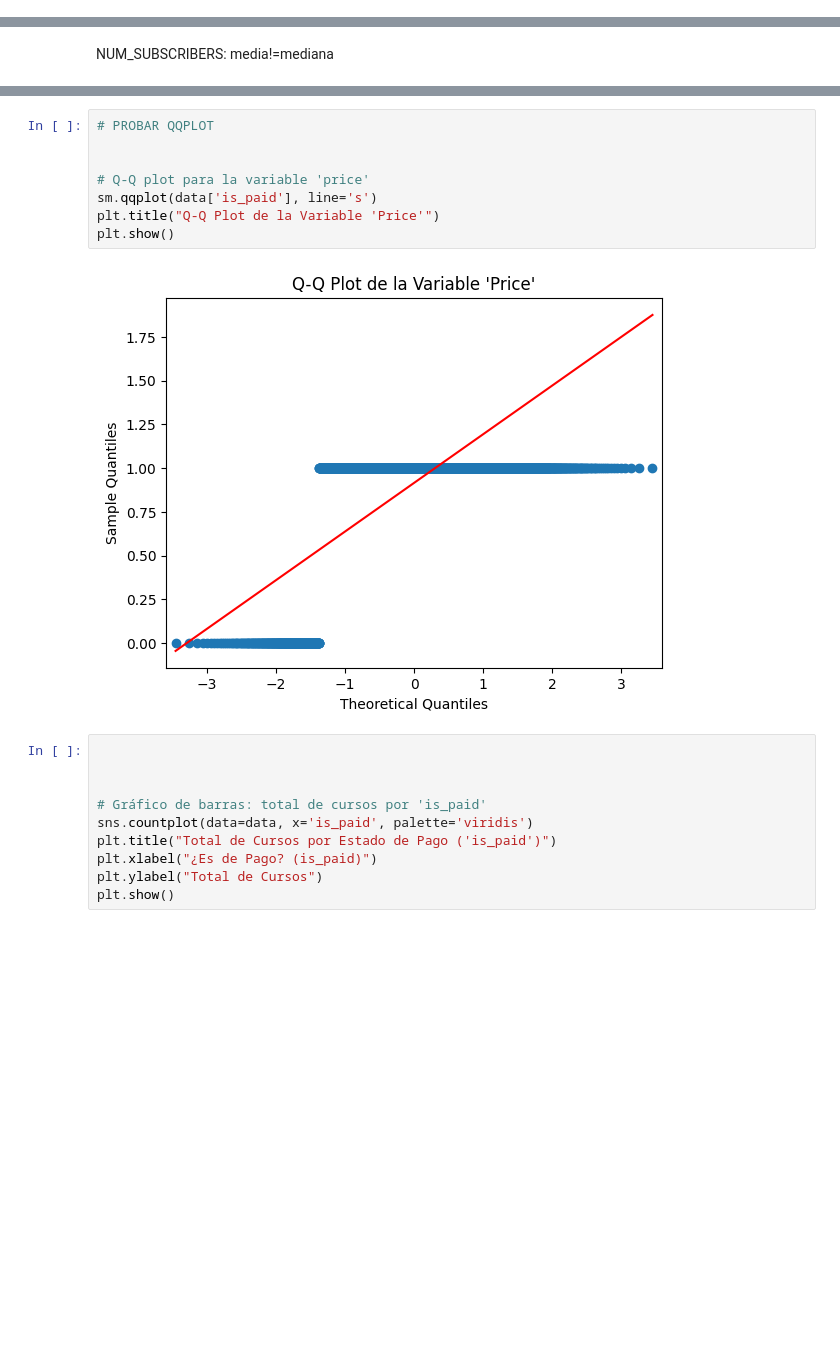
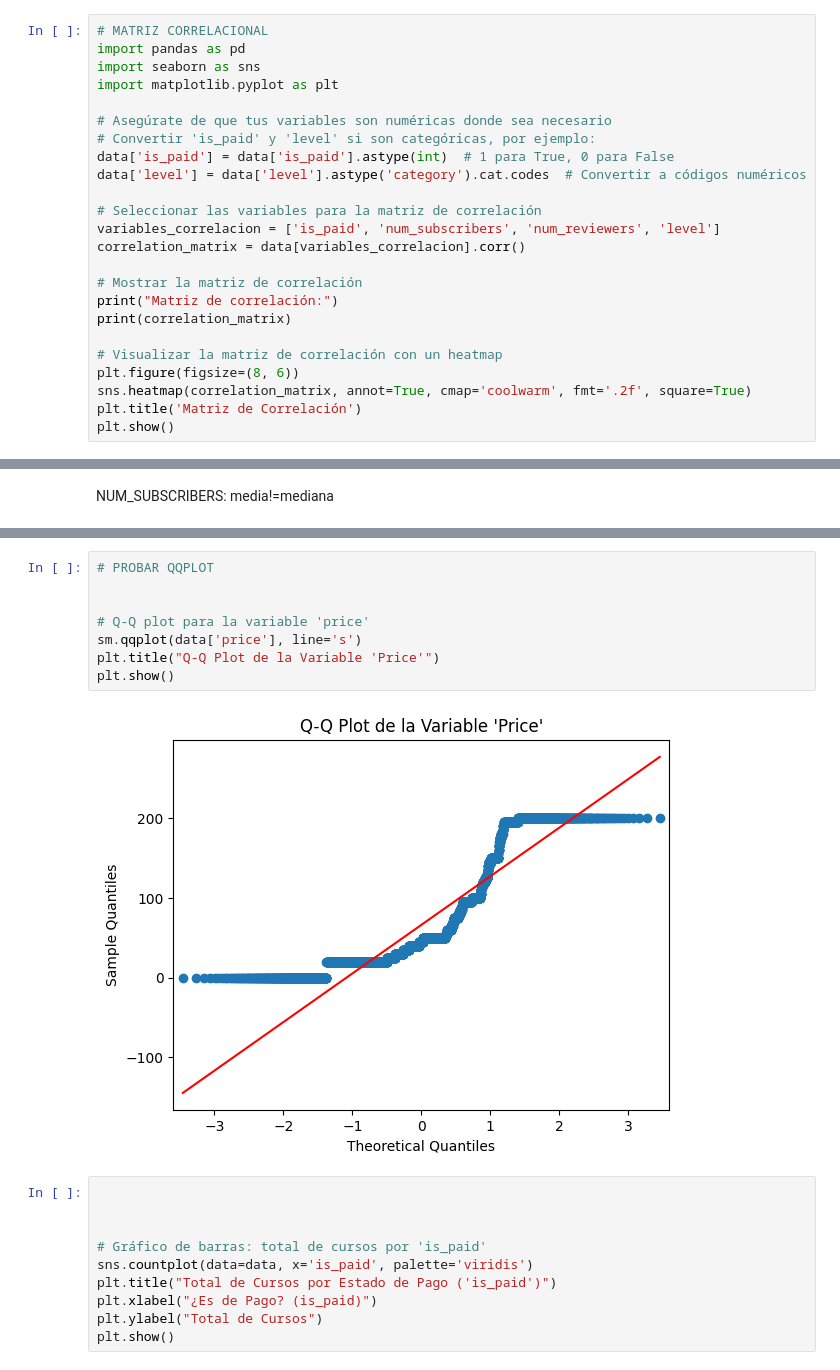
Before and after one commit to Gonzalo22112001/InformeEstadistica, a Jupyter notebook: informe.ipynb, the cells around one changed output, grey strips where cells are left out. Cells and saved outputs as stored; diff of their text form; blank space fills up the shorter version.

```diff
--- a/informe.ipynb
+++ b/informe.ipynb
@@ -131,0 +148,24 @@ Parámetros: (0.6062736129649037, 0.9921910509055593, -1.740427898558937e-27, 20
+# %%
+# MATRIZ CORRELACIONAL
+import pandas as pd
+import seaborn as sns
+import matplotlib.pyplot as plt
+
+# Asegúrate de que tus variables son numéricas donde sea necesario
+# Convertir 'is_paid' y 'level' si son categóricas, por ejemplo:
+data['is_paid'] = data['is_paid'].astype(int)  # 1 para True, 0 para False
+data['level'] = data['level'].astype('category').cat.codes  # Convertir a códigos numéricos
+
+# Seleccionar las variables para la matriz de correlación
+variables_correlacion = ['is_paid', 'num_subscribers', 'num_reviewers', 'level']
+correlation_matrix = data[variables_correlacion].corr()
+
+# Mostrar la matriz de correlación
+print("Matriz de correlación:")
+print(correlation_matrix)
+
+# Visualizar la matriz de correlación con un heatmap
+plt.figure(figsize=(8, 6))
+sns.heatmap(correlation_matrix, annot=True, cmap='coolwarm', fmt='.2f', square=True)
+plt.title('Matriz de Correlación')
+plt.show()
@@ -231,13 +269,13 @@ TypeError: no numeric data to plot
 # %%
 # PROBAR QQPLOT
 
 
 # Q-Q plot para la variable 'price'
-sm.qqplot(data['is_paid'], line='s')
+sm.qqplot(data['price'], line='s')
 plt.title("Q-Q Plot de la Variable 'Price'")
 plt.show()
 # %% [output]
-[figure, old version]
+[figure, new version]
 # %%
 
 
```
Also changed, not shown: parts of 5 cells of this notebook.
